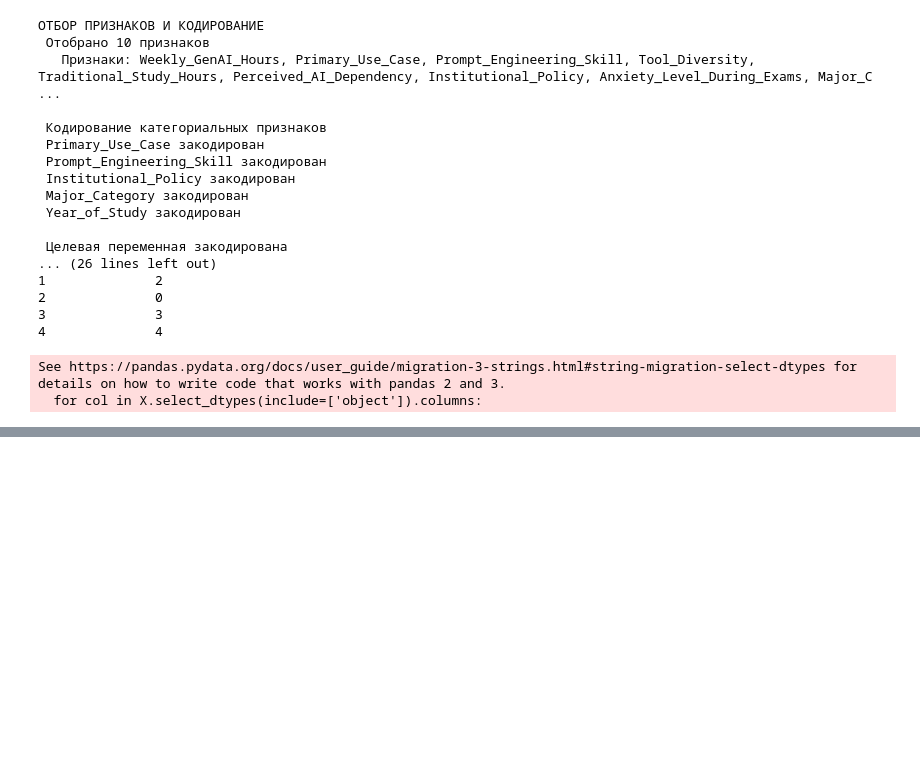
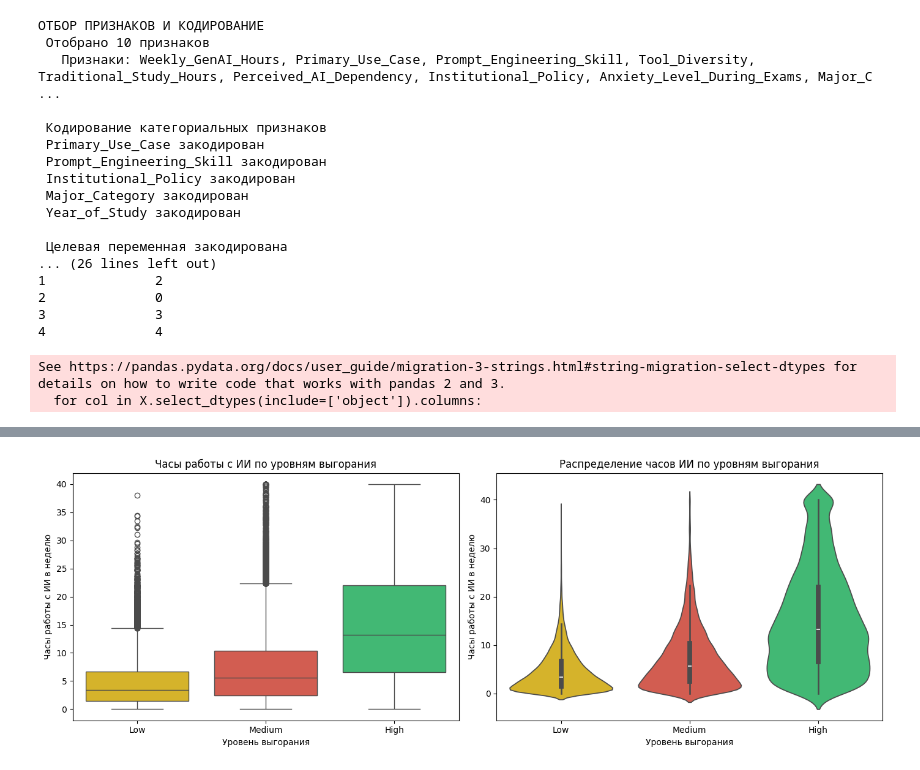
Before and after one commit to kiryshaboshki/-2026-, a Jupyter notebook: notebooks/01_eda_and_preprocessing.ipynb, the cells around one changed output, grey strips where cells are left out. Saved outputs shown, nothing was run; the diff lists cells and outputs as text; code cells hidden in the pictures; blank space fills up the shorter version.

Commit message:
feat: add visualization of feature relationships with burnout

```diff
--- a/notebooks/01_eda_and_preprocessing.ipynb
+++ b/notebooks/01_eda_and_preprocessing.ipynb
@@ -147,3 +147,82 @@ print(X.head())
 4              4
 See https://pandas.pydata.org/docs/user_guide/migration-3-strings.html#string-migration-select-dtypes for details on how to write code that works with pandas 2 and 3.
   for col in X.select_dtypes(include=['object']).columns:
+# %%
+
+print("ШАГ 1.3: ВИЗУАЛИЗАЦИЯ СВЯЗЕЙ ПРИЗНАКОВ С ВЫГОРАНИЕМ")
+
+df_viz = X.copy()
+df_viz['Burnout'] = y # метки Low/Medium/High
+
+# График 1: Часы с ИИ vs Выгорание
+fig, axes = plt.subplots(1, 2, figsize=(14, 5))
+
+sns.boxplot(
+    x='Burnout',
+    y='Weekly_GenAI_Hours',
+    data=df_viz,
+    order=['Low', 'Medium', 'High'],
+    hue='Burnout',
+    palette=['#2ecc71', '#f1c40f', '#e74c3c'],
+    legend=False,
+    ax=axes[0]
+)
+axes[0].set_title('Часы работы с ИИ по уровням выгорания', fontsize=12)
+axes[0].set_xlabel('Уровень выгорания')
+axes[0].set_ylabel('Часы работы с ИИ в неделю')
+
+sns.violinplot(
+    x='Burnout',
+    y='Weekly_GenAI_Hours',
+    data=df_viz,
+    order=['Low', 'Medium', 'High'],
+    hue='Burnout',
+    palette=['#2ecc71', '#f1c40f', '#e74c3c'],
+    legend=False,
+    ax=axes[1]
+)
+axes[1].set_title('Распределение часов ИИ по уровням выгорания', fontsize=12)
+axes[1].set_xlabel('Уровень выгорания')
+axes[1].set_ylabel('Часы работы с ИИ в неделю')
+
+plt.tight_layout()
+plt.savefig('C:/Users/Redmi/Desktop/practise2026/data/result/ai_hours_vs_burnout.png', dpi=300)
+plt.show()
+
+# График 2: Тревожность и Зависимость от ИИ vs Выгорание
+fig, axes = plt.subplots(1, 2, figsize=(14, 5))
+
+# Тревожность
+sns.boxplot(
+    x='Burnout',
+    y='Anxiety_Level_During_Exams',
+    data=df_viz,
+    order=['Low', 'Medium', 'High'],
+    hue='Burnout',
+    palette=['#2ecc71', '#f1c40f', '#e74c3c'],
+    legend=False,
+    ax=axes[0]
+)
+axes[0].set_title('Уровень тревожности по уровням выгорания', fontsize=12)
+axes[0].set_xlabel('Уровень выгорания')
+axes[0].set_ylabel('Уровень тревожности (1-10)')
+
+# Зависимость от ИИ
+sns.boxplot(
+    x='Burnout',
+    y='Perceived_AI_Dependency',
+    data=df_viz,
+    order=['Low', 'Medium', 'High'],
+    hue='Burnout',
+    palette=['#2ecc71', '#f1c40f', '#e74c3c'],
+    legend=False,
+    ax=axes[1]
+)
+axes[1].set_title('Зависимость от ИИ по уровням выгорания', fontsize=12)
+axes[1].set_xlabel('Уровень выгорания')
+axes[1].set_ylabel('Зависимость от ИИ (1-10)')
+
+plt.tight_layout()
+plt.savefig('C:/Users/Redmi/Desktop/practise2026/data/result/anxiety_dependency_vs_burnout.png', dpi=300)
+plt.show()
+# %% [output]
@@ -149,0 +230 @@ See https://pandas.pydata.org/docs/user_guide/migration-3-strings.html#string-mi
+[figure, added]
```
Also changed, not shown: parts of 1 cell of this notebook, 2 other files.
